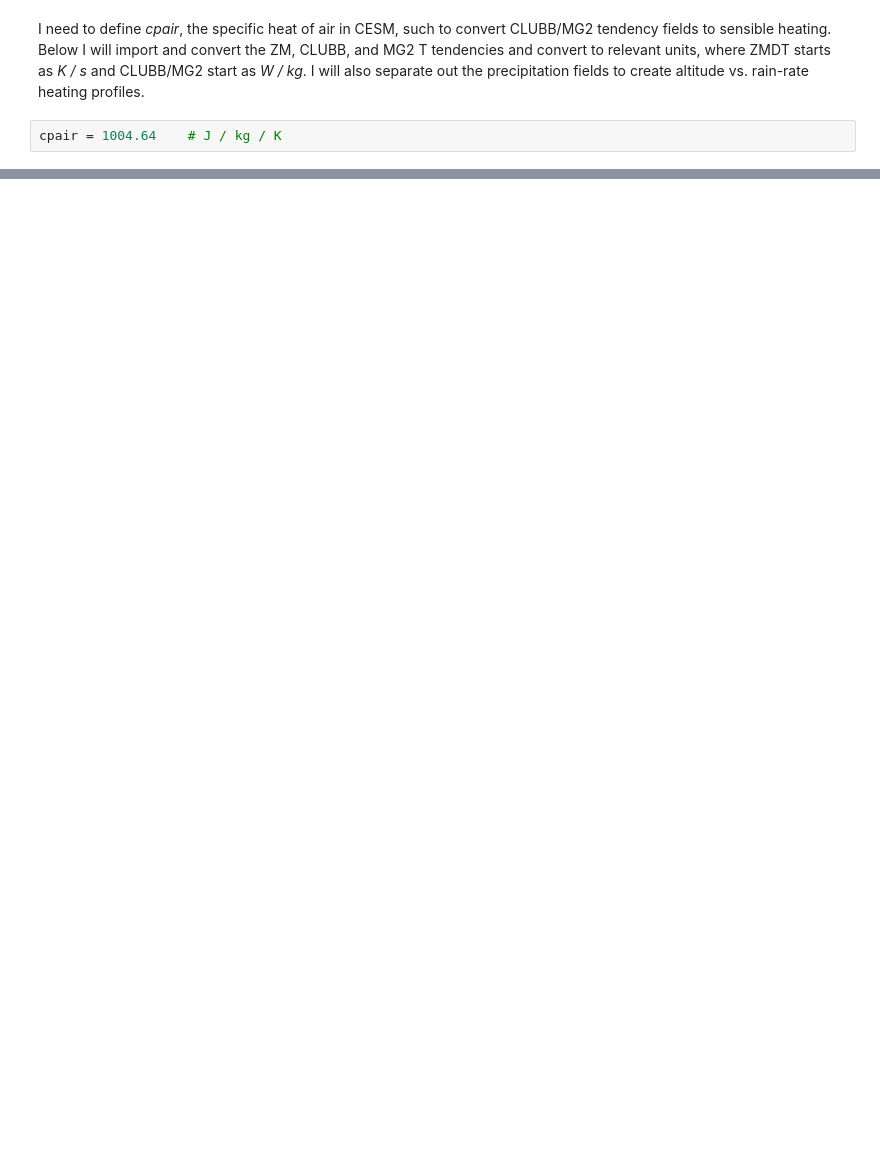
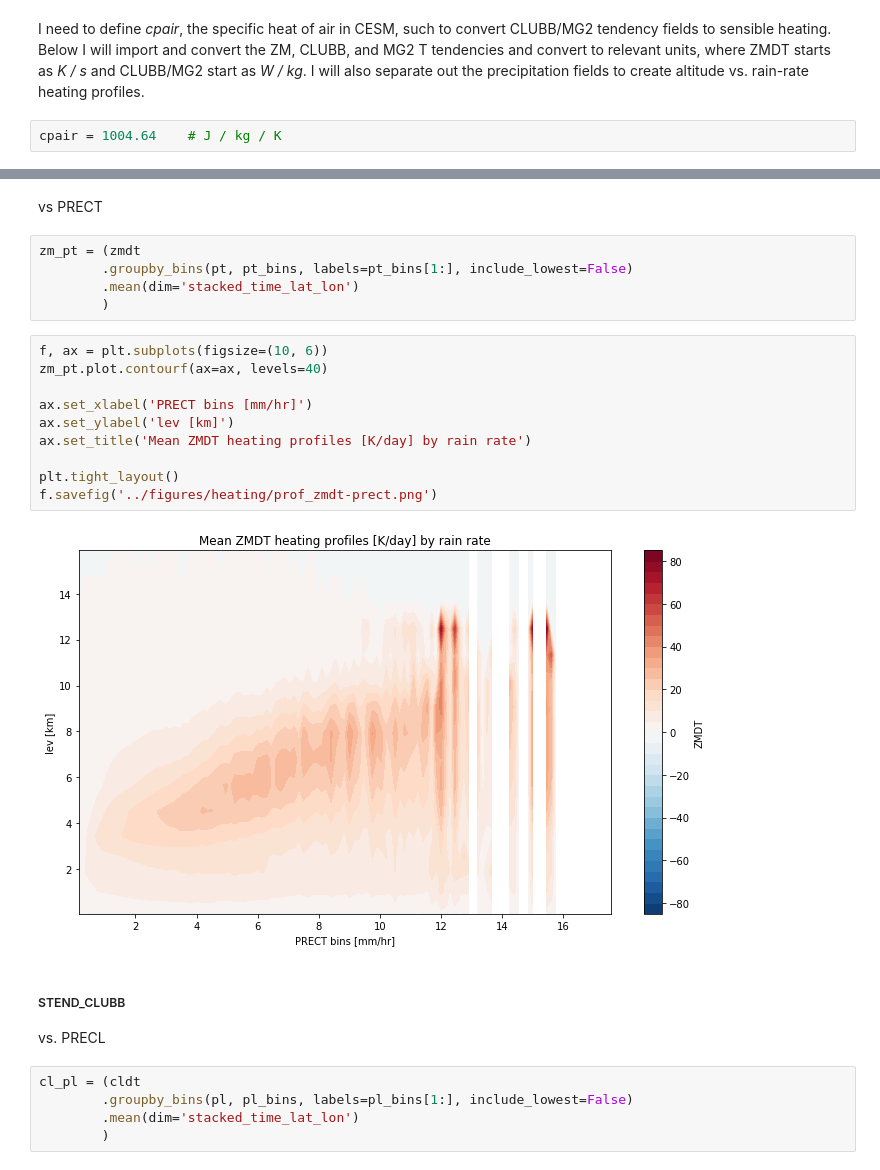
Before and after one commit to dcamron/ncar-gwdst, a Jupyter notebook: notebooks/heating.ipynb, the cells around one changed output, grey strips where cells are left out. Saved outputs shown, nothing was run; the diff lists cells and outputs as text; blank space fills up the shorter version.

```diff
--- a/notebooks/heating.ipynb
+++ b/notebooks/heating.ipynb
@@ -116,0 +129,27 @@ f.savefig('../figures/heating/prof_zmdt-precc.png')
+# %% [markdown]
+vs PRECT
+# %%
+zm_pt = (zmdt
+        .groupby_bins(pt, pt_bins, labels=pt_bins[1:], include_lowest=False)
+        .mean(dim='stacked_time_lat_lon')
+        )
+# %%
+f, ax = plt.subplots(figsize=(10, 6))
+zm_pt.plot.contourf(ax=ax, levels=40)
+
+ax.set_xlabel('PRECT bins [mm/hr]')
+ax.set_ylabel('lev [km]')
+ax.set_title('Mean ZMDT heating profiles [K/day] by rain rate')
+
+plt.tight_layout()
+f.savefig('../figures/heating/prof_zmdt-prect.png')
+# %% [output]
+[figure, added]
+# %% [markdown]
+##### STEND_CLUBB
+vs. PRECL
+# %%
+cl_pl = (cldt
+        .groupby_bins(pl, pl_bins, labels=pl_bins[1:], include_lowest=False)
+        .mean(dim='stacked_time_lat_lon')
+        )
```
Also changed, not shown: parts of 40 cells of this notebook, 11 other files.
